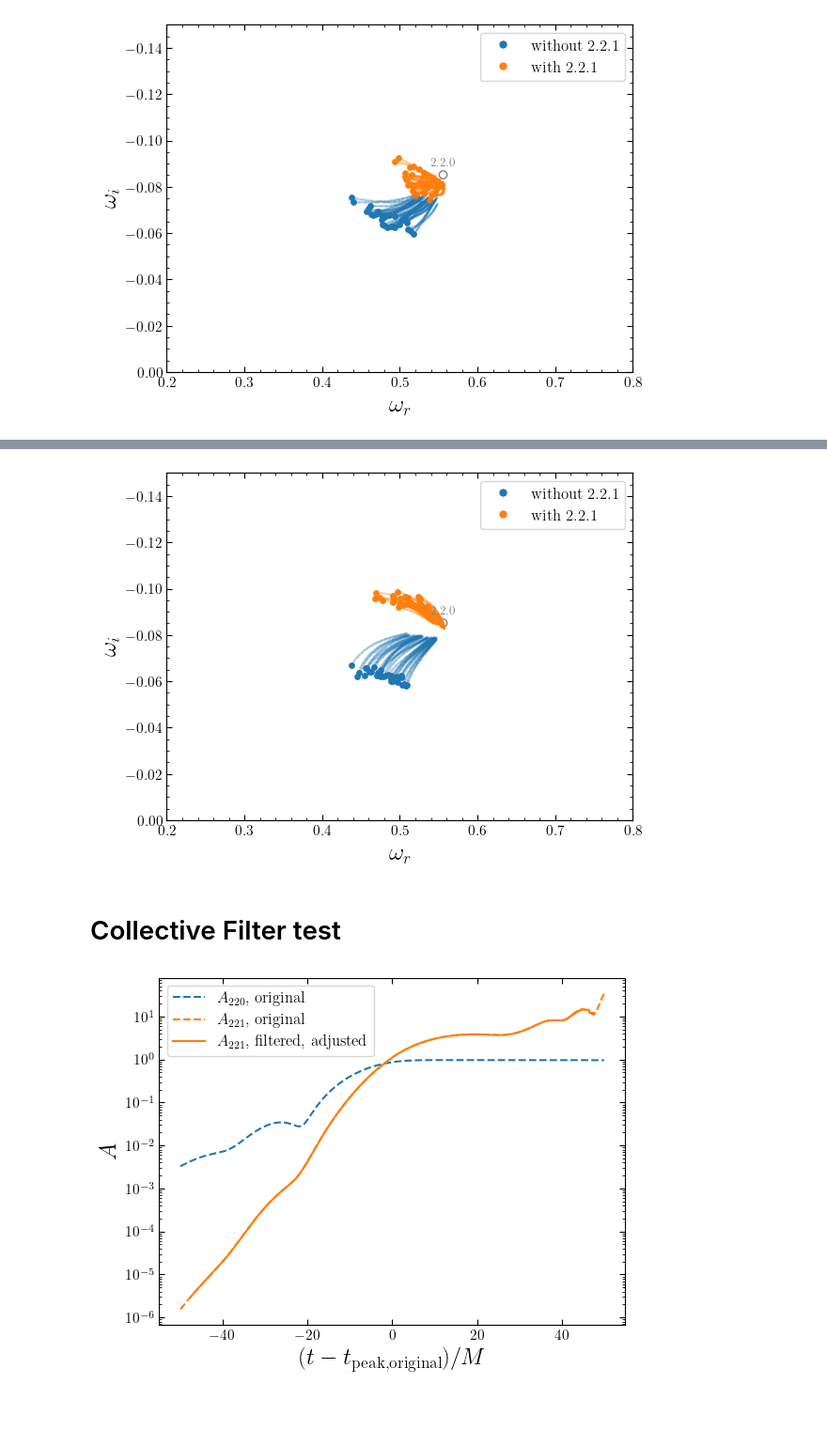
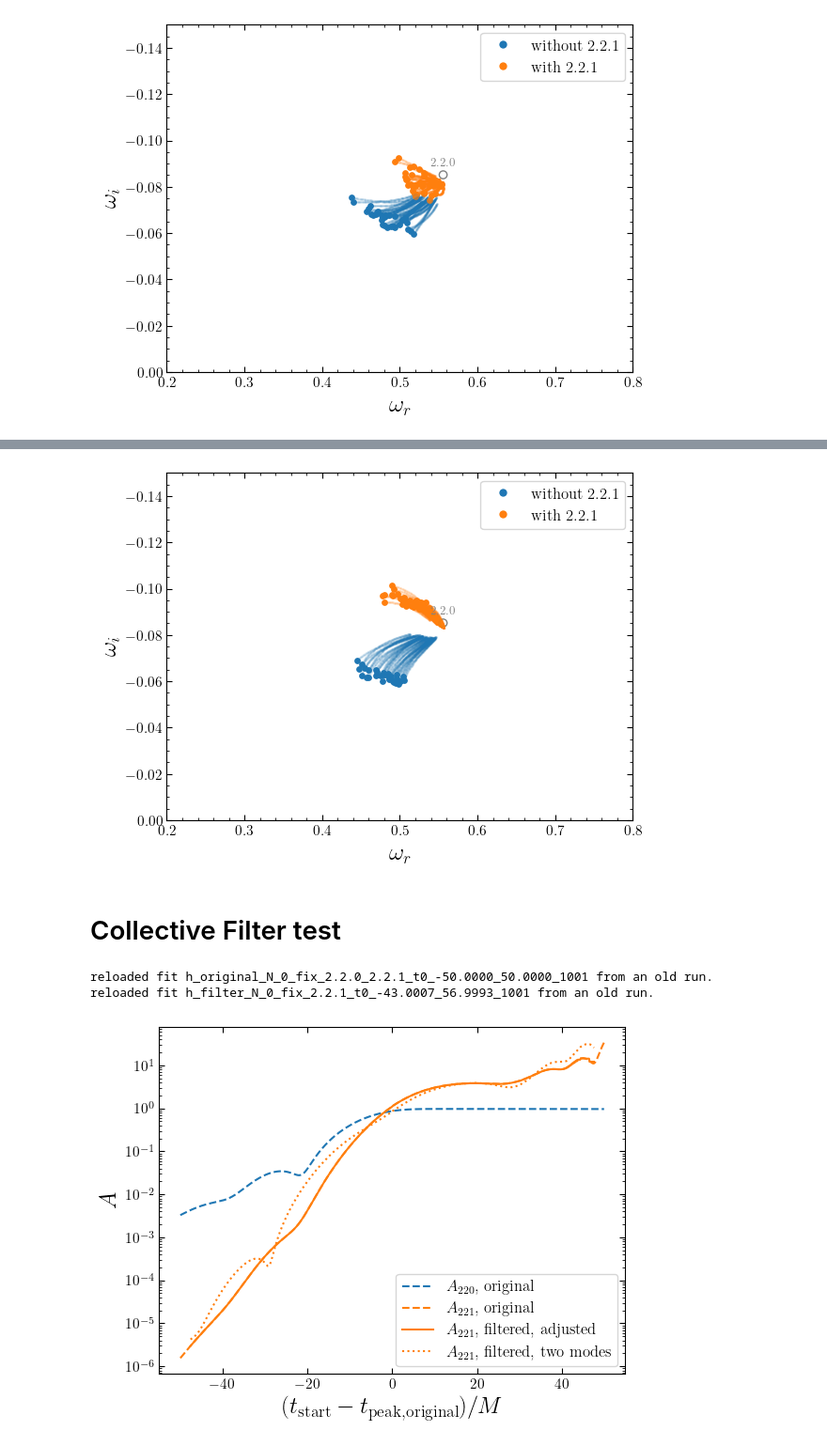
Before and after one commit to mhycheung/jaxqualin, a Jupyter notebook: overtone_tests.ipynb, the cells around one changed output, grey strips where cells are left out. Shown at 94% size. Cells and saved outputs as stored; diff of their text form; code cells hidden in the pictures; blank space fills up the shorter version.

Commit message:
fits for GRChombo results, overtone tests

```diff
--- a/overtone_tests.ipynb
+++ b/overtone_tests.ipynb
@@ -194,7 +197,7 @@ h_no_exp_list = []
 for i in range(30):
     c1 = -random.uniform(73,77)
     c3 = random.uniform(-6,-5)
-    d1 = -random.uniform(20, 20.1)
+    d1 = -random.uniform(20, 21)
     d2 = random.uniform(0.2,0.3)
     d3 = random.uniform(0.1,0.2)
     h_no_exp = get_waveform_toy_no_exp(A_list, phi_list, qnm_list, t_arr, -5, [c1, c3], [d1, d2, d3])
@@ -467,7 +470,7 @@ ax.legend(handles = legend_elements)
 # ax.add_patch(Rectangle((qnm221r/2, qnm221i/2), qnm221r, qnm221i, ec = 'gray', fc = 'none', ls = ":"))
 plt.savefig("./plots/no_exp_toy_220_free.pdf", bbox_inches = "tight")
 # %% [output]
-[figure, old version]
+[figure, new version]
 # %% [markdown]
 # Collective Filter test
 # %%
@@ -500,34 +503,51 @@ fitter_original = QNMFitVaryingStartingTime(h_original_load,
                 0,
                 qnm_fixed_list = long_str_to_qnms("2.2.0_2.2.1", Mf, af),
                 run_string_prefix=f"h_original",
-                load_pickle = False)
+                load_pickle = True)
 fitter_filter = QNMFitVaryingStartingTime(h_filtered_load,
                 t0_arr-t_shift,
                 0,
                 qnm_fixed_list = long_str_to_qnms("2.2.1", 1, af),
                 run_string_prefix=f"h_filter",
-                load_pickle = False)
+                load_pickle = True)
+fitter_filter_2 = QNMFitVaryingStartingTime(h_filtered_load,
+                t0_arr-t_shift,
+                0,
+                qnm_fixed_list = long_str_to_qnms("2.2.0_2.2.1", 1, af),
+                run_string_prefix=f"h_filter_2",
+                load_pickle = True)
 # %%
 fitter_original.do_fits()
 fitter_filter.do_fits()
+fitter_filter_2.do_fits()
+# %% [output]
+reloaded fit h_original_N_0_fix_2.2.0_2.2.1_t0_-50.0000_50.0000_1001 from an old run.
+reloaded fit h_filter_N_0_fix_2.2.1_t0_-43.0007_56.9993_1001 from an old run.
 # %%
 q221_M_1 = long_str_to_qnms("2.2.1", 1, af)[0]
 # %%
 A_fix_list_original = list(fitter_original.result_full.A_fix_dict.values())
 A_fix_list_filter = list(fitter_filter.result_full.A_fix_dict.values())
+A_fix_list_filter_2 = list(fitter_filter_2.result_full.A_fix_dict.values())
 # %%
 fig, ax = plt.subplots()
 label = [r"$A_{220}$, original", r"$A_{221}$, original"]
 for i, A_arr in enumerate(A_fix_list_original):
     ax.semilogy(t0_arr, np.abs(A_arr), ls = "--", label = label[i])
 for A_arr in A_fix_list_filter:
-    ax.semilogy(t0_arr*Mf, np.abs(A_arr)*np.exp(-q221_M_1.omegai*t_shift)/0.503878, c = "C1", label = r"$A_{221}$, filtered, adjusted")
+    # ax.semilogy(t0_arr*Mf, np.abs(A_arr)*np.exp(-q221_M_1.omegai*t_shift)/0.503878, c = "C1", label = r"$A_{221}$, filtered, adjusted")
+    ax.semilogy(t0_arr*Mf, np.abs(A_arr)*np.exp(-q221_M_1.omegai*t_shift)/0.503878,
+                c = "C1", label = r"$A_{221}$, filtered, adjusted")
+for A_arr in A_fix_list_filter_2[1:]:
+    # ax.semilogy(t0_arr*Mf, np.abs(A_arr)*np.exp(-q221_M_1.omegai*t_shift)/0.503878, c = "C1", label = r"$A_{221}$, filtered, adjusted")
+    ax.semilogy(t0_arr*Mf, np.abs(A_arr)*np.exp(-q221_M_1.omegai*t_shift)/0.503878, ls = ":",
+                c = "C1", label = r"$A_{221}$, filtered, two modes")
 ax.legend()
-ax.set_xlabel(r"$(t - t_{\rm peak, original}) / M$")
+ax.set_xlabel(r"$(t_{\rm start} - t_{\rm peak, original}) / M$")
 ax.set_ylabel(r"$A$")
-plt.savefig("./plots/A_2.2.1_original_vs_filtered.pdf", bbox_inches = "tight", dpi = 150)
+plt.savefig("./plots/A_2.2.1_original_vs_filtered_2.pdf", bbox_inches = "tight", dpi = 150)
 # %% [output]
-[figure, old version]
+[figure, new version]
 # %%
 reload(QuasinormalMode)
 from QuasinormalMode import *
```
Also changed, not shown: parts of 6 cells of this notebook, 6 other files.
